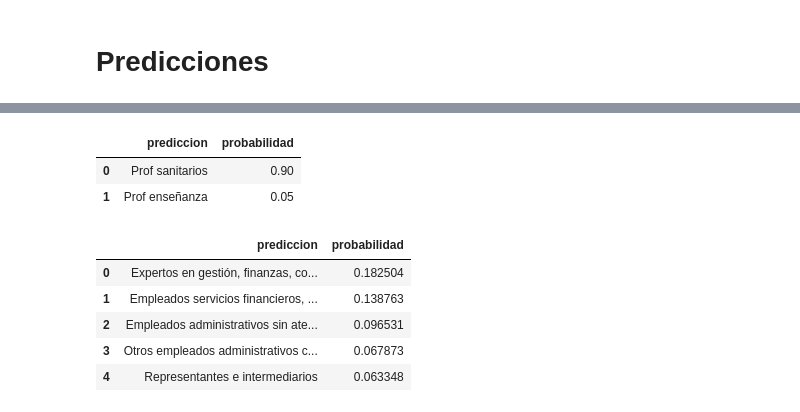
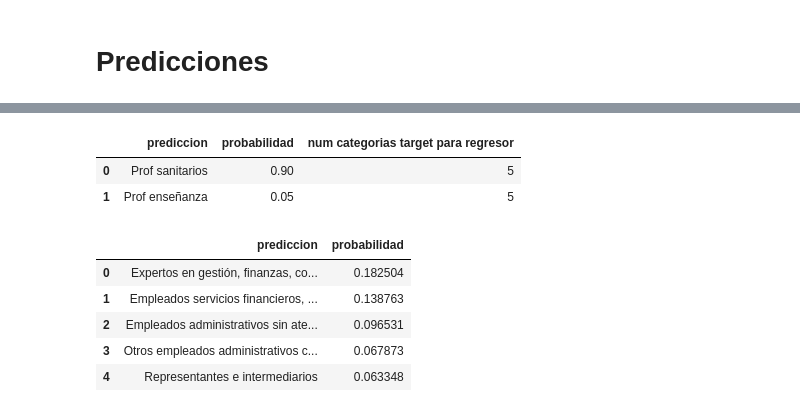
Before and after one commit to bdeotto/KSchool_TFM, a Jupyter notebook: naive_benchmark.ipynb, the cells around one changed output, grey strips where cells are left out. Cells and saved outputs as stored; diff of their text form; code cells hidden in the pictures.

```diff
--- a/naive_benchmark.ipynb
+++ b/naive_benchmark.ipynb
@@ -300,7 +272,7 @@ def num_cat_target_por_regresor_y_target(data,regresor,target):
 
     previo=num_obs_por_cat_regresor(data=data,regresor=regresor,target=target)
     out=previo.merge(out,on=regresor,how='outer')
-    out.sort_values(by=['num categorias target por regresor','obs target'],ascending=[True,False],inplace=True)
+    out.sort_values(by=['num categorias target para regresor','obs target'],ascending=[True,False],inplace=True)
 
     return out
 # %%
@@ -372,7 +344,7 @@ def ranking_cat_target_por_cat_regresor(data,regresor,target):
     rank.rename(columns={rank.columns[-1]:'rank'},inplace=True)
 
     out=previo.merge(rank,how='outer',left_index=True,right_index=True)
-    out.sort_values(by=['num categorias target por regresor','rank'],inplace=True)
+    out.sort_values(by=['num categorias target para regresor','rank'],inplace=True)
 
     return out
 # %%
@@ -406,7 +407,7 @@ def naive_fit(data,regresor,target,max_rank,min_prop):
     naive=previo[previo['rank']<=max_rank]
     naive=naive[naive['prop']>=min_prop]
 
-    naive.sort_values(by=['num categorias target por regresor',regresor,'rank'],inplace=True)
+    naive.sort_values(by=['num categorias target para regresor',regresor,'rank'],inplace=True)
     naive.reset_index(drop=True,inplace=True)
     naive.rename(columns={regresor:'regresor: '+regresor, target:'target: '+target},inplace=True)
 
@@ -448,15 +445,17 @@ dfr_train, dfr_vld, dfr_test =train_vld_test(dfr)
 # %% [markdown]
 # Predicciones
 # %%
-def naive_prediccion(clasificador,valor_regresor):
-
+def naive_prediccion_instrumental(clasificador,valor_regresor):
+    """ Predicciones y probabilidades para el valor del regresor según el clasificador entrenado.
+    Conserva el número de categorías del target para cada categoría del regresor para usarlo en evaluación.
+    """
     import re
     regresor=list(filter(lambda col: col.startswith('regresor:'),clasificador.columns))[0]
     target=list(filter(lambda col: col.startswith('target:'),clasificador.columns))[0]
 
     modelo=clasificador[clasificador[regresor]==valor_regresor]
-    prd=modelo[[target,'prop']]
-    prd.reset_index(drop=True,inplace=True)
-    prd.rename(columns={target:'prediccion','prop':'probabilidad'},inplace=True)
+    prediccion=modelo[[target,'prop','num categorias target para regresor']]
+    prediccion.reset_index(drop=True,inplace=True)
+    prediccion.rename(columns={target:'prediccion','prop':'probabilidad'},inplace=True)
 
-    return prd
+    return prediccion
@@ -482,11 +489,11 @@ naive_5_05_train.tail()
 | 697 | Grado Administración y empresa | 1757 | 52 | Prof derecho | 97 | 0.055208 | ... |
 # %%
 # Inspección:
-naive_prediccion(clasificador=naive_5_05_train,valor_regresor='Máster Odontología')
+naive_prediccion_instrumental(clasificador=naive_5_05_train,valor_regresor='Máster Odontología')
 # %% [output]
-|  | prediccion | probabilidad |
-| 0 | Prof sanitarios | 0.90 |
-| 1 | Prof enseñanza | 0.05 |
+|  | prediccion | probabilidad | num categorias target para regresor |
+| 0 | Prof sanitarios | 0.90 | 5 |
+| 1 | Prof enseñanza | 0.05 | 5 |
 # %%
 # Inspección:
 naive_prediccion(naive_5_05_train,valor_regresor='Grado Economía')
```
Also changed, not shown: parts of 105 cells of this notebook.
